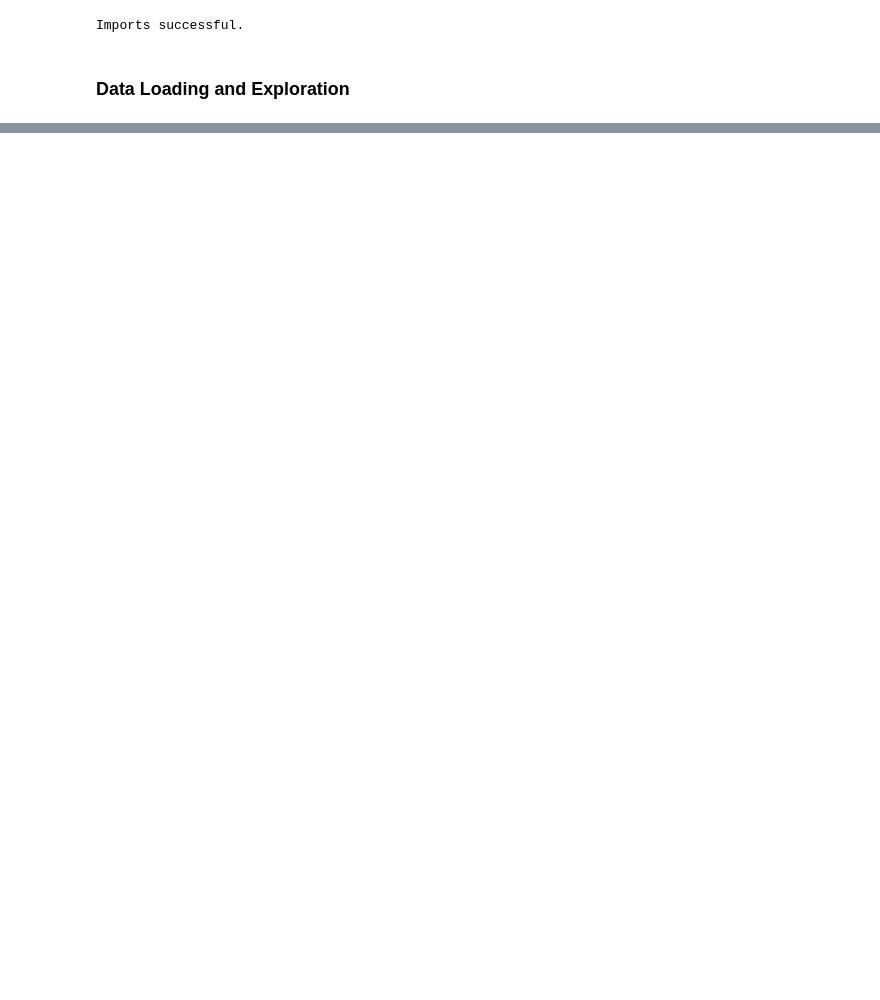
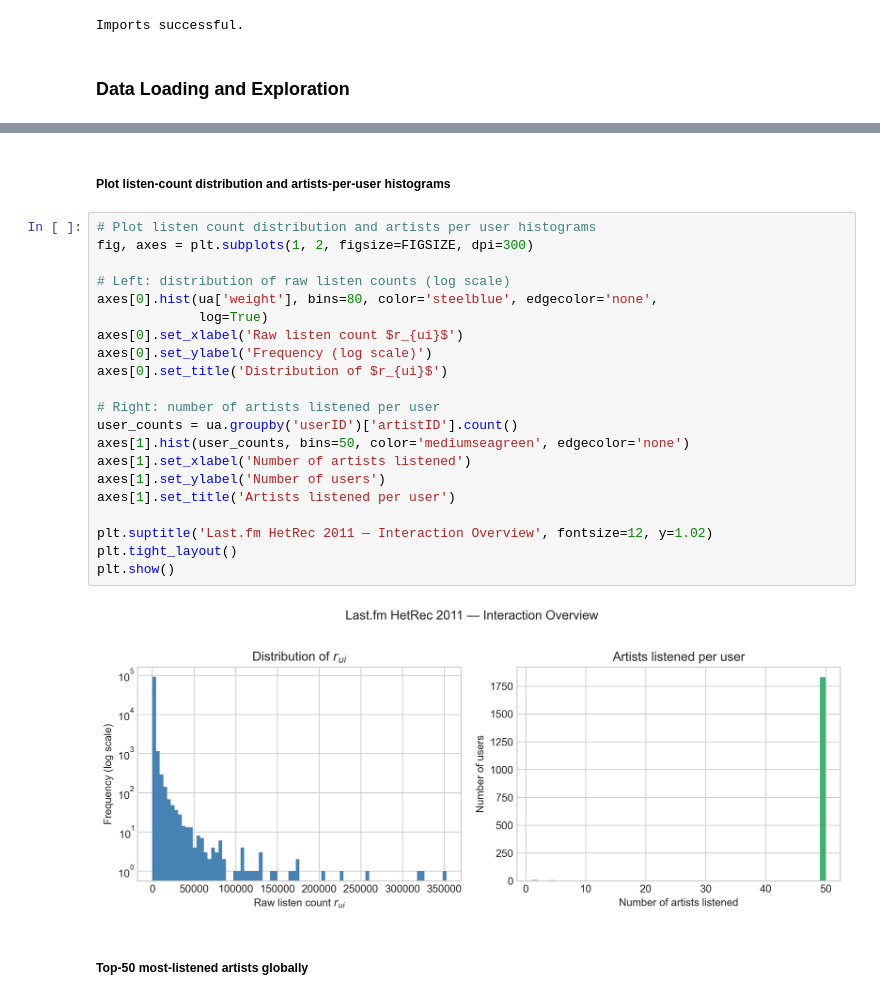
Before and after one commit to abrandontran/5350-Social-Algorithms, a Jupyter notebook: Final Project/serendipity_analysis.ipynb, the cells around one changed output, grey strips where cells are left out. Saved outputs shown, nothing was run; the diff lists cells and outputs as text; blank space fills up the shorter version.

```diff
--- a/Final Project/serendipity_analysis.ipynb
+++ b/Final Project/serendipity_analysis.ipynb
@@ -1249,0 +99,27 @@ Final Slate:
+# %% [markdown]
+##### Plot listen-count distribution and artists-per-user histograms
+# %%
+# Plot listen count distribution and artists per user histograms
+fig, axes = plt.subplots(1, 2, figsize=FIGSIZE, dpi=300)
+
+# Left: distribution of raw listen counts (log scale)
+axes[0].hist(ua['weight'], bins=80, color='steelblue', edgecolor='none',
+             log=True)
+axes[0].set_xlabel('Raw listen count $r_{ui}$')
+axes[0].set_ylabel('Frequency (log scale)')
+axes[0].set_title('Distribution of $r_{ui}$')
+
+# Right: number of artists listened per user
+user_counts = ua.groupby('userID')['artistID'].count()
+axes[1].hist(user_counts, bins=50, color='mediumseagreen', edgecolor='none')
+axes[1].set_xlabel('Number of artists listened')
+axes[1].set_ylabel('Number of users')
+axes[1].set_title('Artists listened per user')
+
+plt.suptitle('Last.fm HetRec 2011 — Interaction Overview', fontsize=12, y=1.02)
+plt.tight_layout()
+plt.show()
+# %% [output]
+[figure, added]
+# %% [markdown]
+##### Top-50 most-listened artists globally
```
Also changed, not shown: parts of 99 cells of this notebook, 15 other files.
